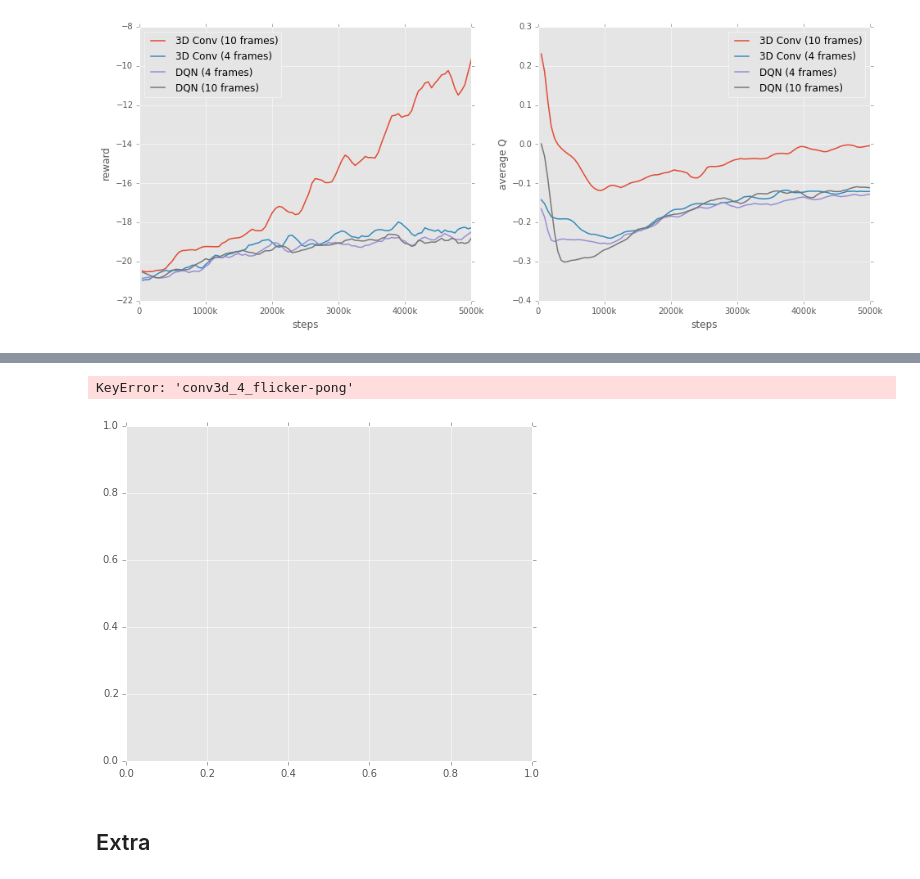
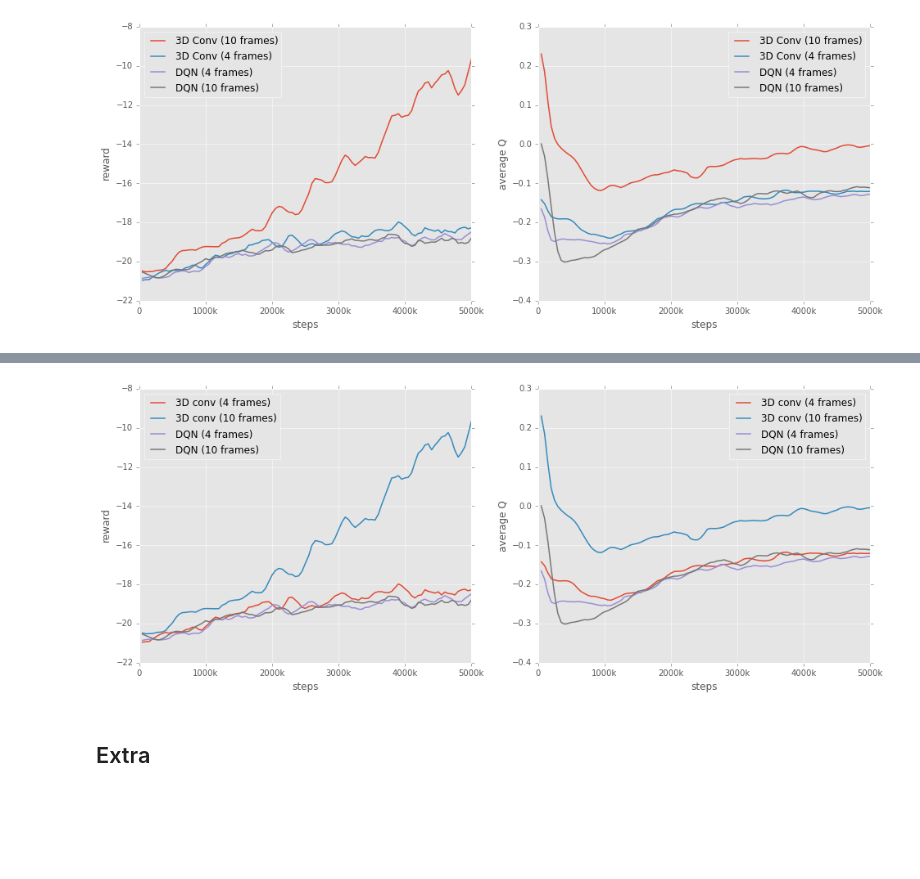
Before and after one commit to rubenvereecken/thesis, a Jupyter notebook: notebooks/Analysis.ipynb, the cells around one changed output, grey strips where cells are left out. Saved outputs shown, nothing was run; the diff lists cells and outputs as text; code cells hidden in the pictures; blank space fills up the shorter version.

```diff
--- a/notebooks/Analysis.ipynb
+++ b/notebooks/Analysis.ipynb
@@ -1123,39 +1125,38 @@ ax1.plot(steps, s(flicker_rewards_mean['conv3d_4_flicker-pong']),
        label='3D conv (4 frames)')
 ax1.plot(steps, s(flicker_rewards_mean['conv3d_10_flicker-pong']),
        label='3D conv (10 frames)')
-ax1.plot(steps, s(flicker_rewards_mean['pong_flicker_.5']),
+ax1.plot(steps, s(flicker_rewards_mean['base_flicker-pong']),
        label='DQN (4 frames)')
-ax1.plot(steps, s(flicker_rewards_mean['pong_flicker_10_.5-pong']),
+ax1.plot(steps, s(flicker_rewards_mean['base_10_flicker-pong']),
        label='DQN (10 frames)')
 
 fig.canvas.draw()
 labels = [item.get_text() for item in ax1.get_xticklabels()]
 ax1.set_xticklabels(labelify(labels))
 ax1.set_xlabel('steps')
 ax1.set_ylabel('reward')
 ax1.legend(loc='upper left')
 
 ax2 = fig.add_subplot(122)
 ax2.plot(steps, s(flicker_qs_mean['conv3d_4_flicker-pong']),
        label='3D conv (4 frames)')
 ax2.plot(steps, s(flicker_qs_mean['conv3d_10_flicker-pong']),
        label='3D conv (10 frames)')
-ax2.plot(steps, s(flicker_qs_mean['pong_flicker_.5']),
+ax2.plot(steps, s(flicker_qs_mean['base_flicker-pong']),
        label='DQN (4 frames)')
-ax2.plot(steps, s(flicker_qs_mean['pong_flicker_10_.5-pong']),
+ax2.plot(steps, s(flicker_qs_mean['base_10_flicker-pong']),
        label='DQN (10 frames)')
 
 fig.canvas.draw()
 labels = [item.get_text() for item in ax2.get_xticklabels()]
 ax2.set_xticklabels(labelify(labels))
 ax2.set_xlabel('steps')
 ax2.set_ylabel('average Q')
 ax2.legend(loc='upper right')
 
 plt.savefig(image_dir + '/conv3d_flicker_both.pdf')
 # %% [output]
-KeyError: 'conv3d_4_flicker-pong'
-[figure, old version]
+[figure, new version]
 # %% [markdown]
 ## Extra
 # %%
```
Also changed, not shown: parts of 7 cells of this notebook, 13 other files.
